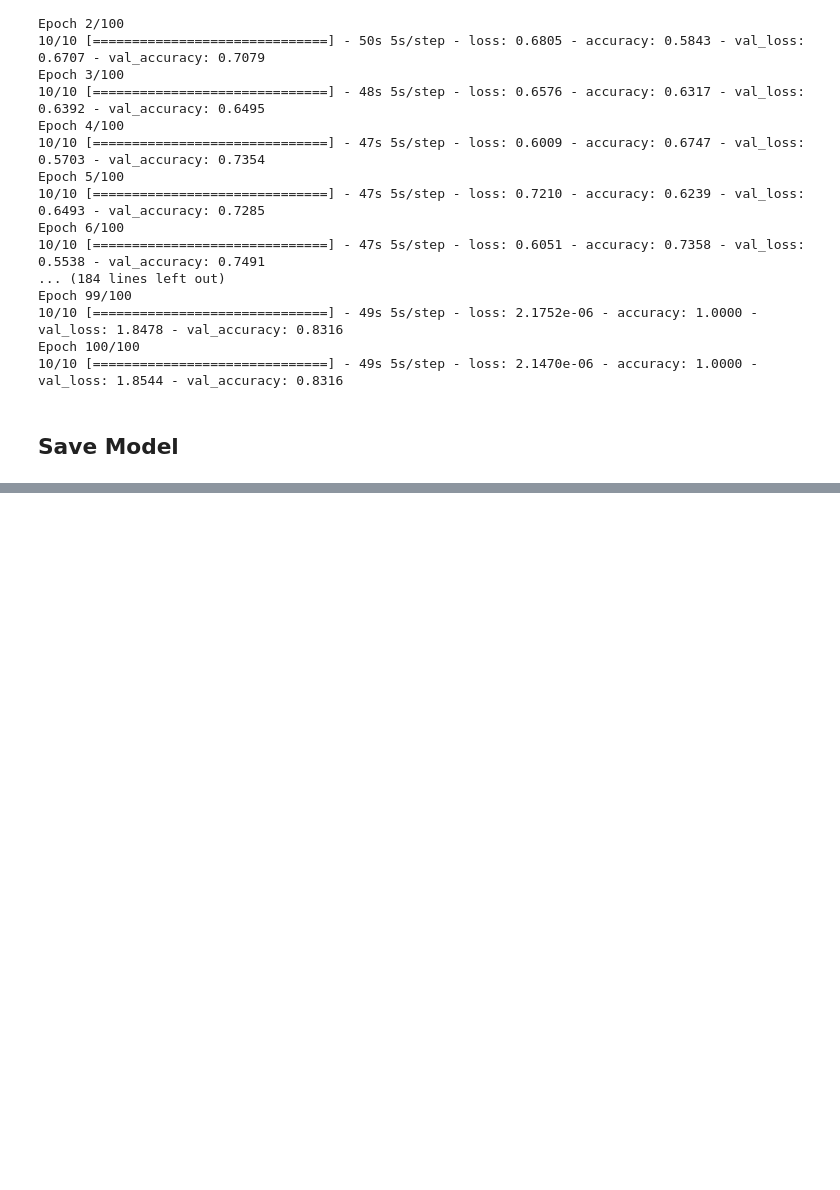
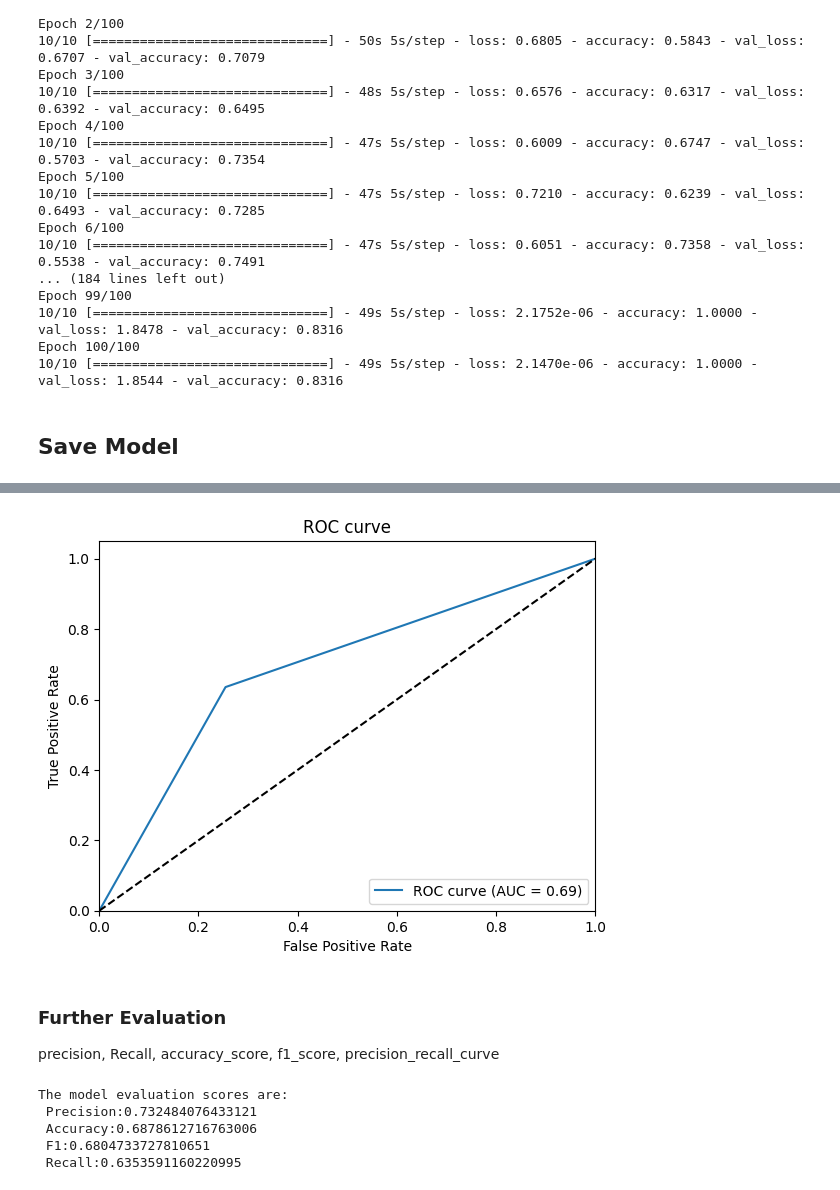
Before and after one commit to uchiharon/Kidney_Stone_Diagnosis_with_CNN_and_VAE, a Jupyter notebook: Employing_croppimg.ipynb, the cells around one changed output, grey strips where cells are left out. Drawn from its saved outputs; the diff is of its cells as text; code cells hidden in the pictures; blank space fills up the shorter version.

```diff
--- a/Employing_croppimg.ipynb
+++ b/Employing_croppimg.ipynb
@@ -216,0 +305,30 @@ tf.keras.models.save_model(
+# %%
+fpr, tpr, thresholds = roc_curve(y_true, y_pred_classes)
+roc_auc = auc(fpr, tpr)
+
+# Plot ROC curve
+plt.plot(fpr, tpr, label='ROC curve (AUC = %0.2f)' % roc_auc)
+plt.plot([0, 1], [0, 1], 'k--')
+plt.xlim([0.0, 1.0])
+plt.ylim([0.0, 1.05])
+plt.xlabel('False Positive Rate')
+plt.ylabel('True Positive Rate')
+plt.title('ROC curve')
+plt.legend(loc="lower right")
+plt.show()
+# %% [output]
+[figure, added]
+# %% [markdown]
+### Further Evaluation
+
+precision, Recall, accuracy_score, f1_score, precision_recall_curve
+# %%
+## precision_recall_curve
+
+print(f'The model evaluation scores are:\n Precision:{precision_score(y_true, y_pred_classes)}\n Accuracy:{accuracy_score(y_true, y_pred_classes)}\n F1:{f1_score(y_true, y_pred_classes)}\n Recall:{recall_score(y_true, y_pred_classes)}')
+# %% [output]
+The model evaluation scores are:
+ Precision:0.732484076433121
+ Accuracy:0.6878612716763006
+ F1:0.6804733727810651
+ Recall:0.6353591160220995
```
Also changed, not shown: parts of 9 cells of this notebook, 1 other file.
